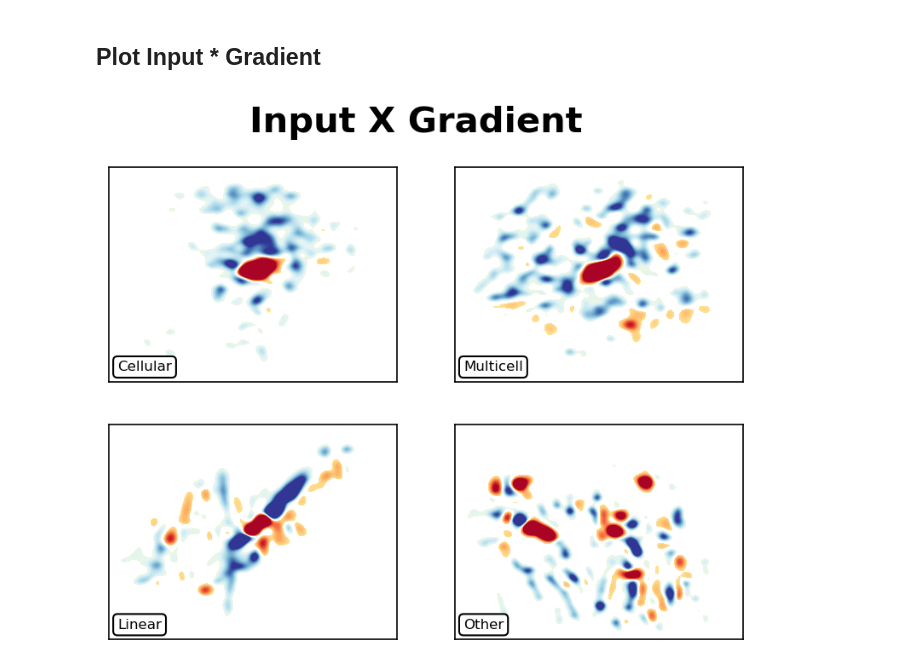
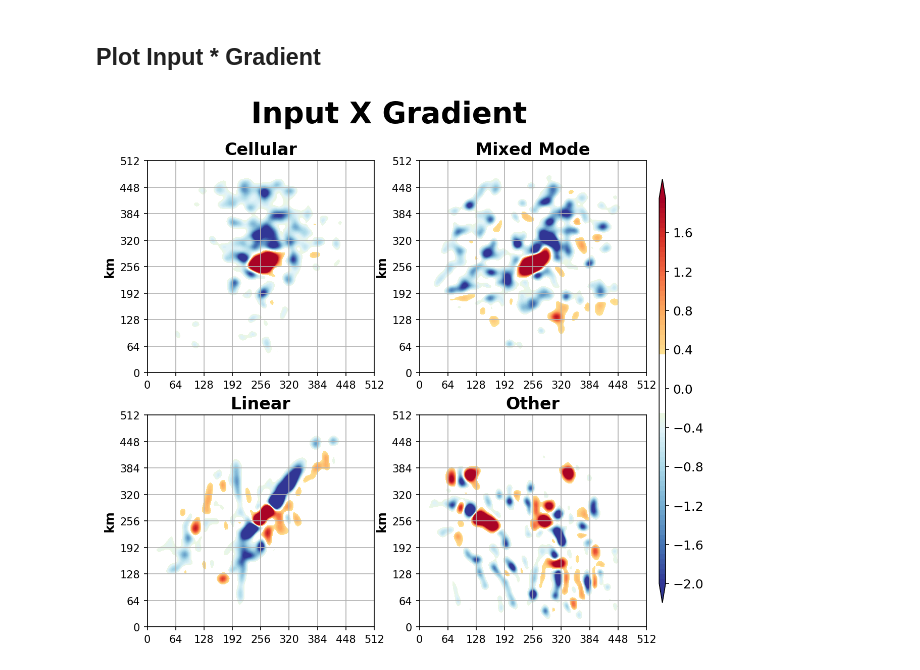
Before and after one commit to jcorner1/Future_Modes, a Jupyter notebook: Code/Jetstream/Convective_Mode_ItG.ipynb, the cells around one changed output. Drawn from its saved outputs; the diff is of its cells as text; code cells hidden in the pictures.

```diff
--- a/Code/Jetstream/Convective_Mode_ItG.ipynb
+++ b/Code/Jetstream/Convective_Mode_ItG.ipynb
@@ -341,20 +341,26 @@ for classnum in range(np.max(mode_pred)+1):
 # %% [markdown]
 ## Plot Input * Gradient
 # %%
-plt.suptitle('Input X Gradient', size=20).set_weight('bold')
+mode_labels = ['Cellular','Mixed Mode', 'Linear', 'Other']
+
+fig = plt.figure(figsize=(8.5,8))
+plt.suptitle('Input X Gradient', size=28).set_weight('bold')
 
 for classnum in range(np.max(mode_pred)+1):
 
     #
     ax1 = plt.subplot(2,2,classnum+1)
-    ax1.contourf(smooth_it(locals()[f'mode_{classnum}_ItG_meanheatmap_stan']), levels=clevels,cmap=cmap,extend='both')
+    mmp = ax1.contourf(smooth_it(locals()[f'mode_{classnum}_ItG_meanheatmap_stan']), levels=clevels,cmap=cmap,extend='both')
 
-    #
-    plt.tick_params(left = False, right = False , labelleft = False ,
-                labelbottom = False, bottom = False)
-    #plt.title('Input * Gradient' ,fontsize=7)
-    ax1.annotate(f'{modes[classnum]}', (0.03,0.05),fontsize=8,
-                        bbox=dict(boxstyle='round', facecolor='w', alpha=1), xycoords='axes fraction')
+    plt.title(mode_labels[classnum], fontsize=16).set_weight('bold')
+    plt.yticks(list(range(0, 153, 17)), labels = np.arange(0,523,64), fontsize=10)
+    plt.xticks(list(range(0, 153, 17)), labels = np.arange(0,523,64), fontsize=10)
+    plt.ylabel("km").set_weight('bold')
+    plt.grid()
+
+cbar_ax = fig.add_axes([0.92, 0.15, 0.01, 0.7])
+plt.colorbar(mmp, ax=ax, pad=0.01, cax=cbar_ax)
+
 plt.savefig('/home/jovyan/Future_Modes/Plots/itg_plots.png', format='png', dpi=500, bbox_inches='tight')
 # %% [output]
-[figure, old version]
+[figure, new version]
```
Also changed, not shown: parts of 3 cells of this notebook, 4 other files.
